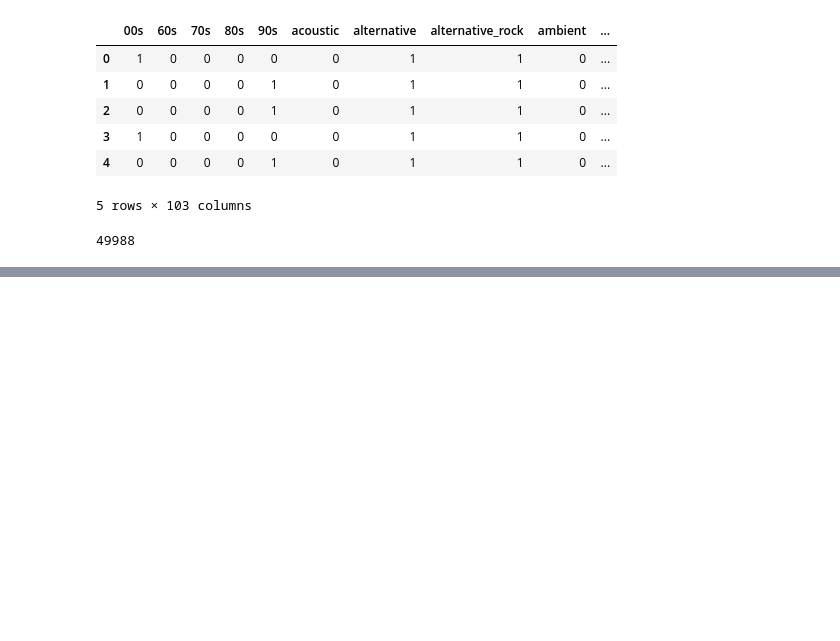
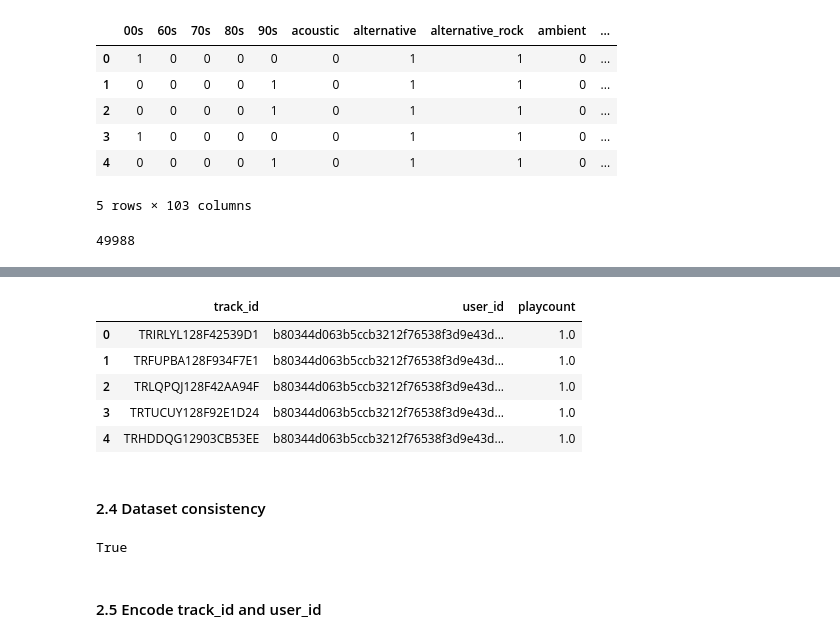
Before and after one commit to iliketurtles83/super-couscous, a Jupyter notebook: 02-data_wrangling.ipynb, the cells around one changed output, grey strips where cells are left out. Cells and saved outputs as stored; diff of their text form; code cells hidden in the pictures; blank space fills up the shorter version.

Commit message:
consistency between datasets

```diff
--- a/02-data_wrangling.ipynb
+++ b/02-data_wrangling.ipynb
@@ -268,3 +212,18 @@ scaler = MinMaxScaler(feature_range=(1, 5))
 
 # Transform the playcount column
 user_df['playcount_scale'] = scaler.fit_transform(user_df['playcount'].values.reshape(-1, 1))
+# %%
+# replace playcount w scaled
+user_df['playcount'] = user_df['playcount_scale']
+user_df.drop(columns=['playcount_scale'], inplace=True)
+
+user_df.head()
+# %% [output]
+|  | track_id | user_id | playcount |
+| 0 | TRIRLYL128F42539D1 | b80344d063b5ccb3212f76538f3d9e43d... | 1.0 |
+| 1 | TRFUPBA128F934F7E1 | b80344d063b5ccb3212f76538f3d9e43d... | 1.0 |
+| 2 | TRLQPQJ128F42AA94F | b80344d063b5ccb3212f76538f3d9e43d... | 1.0 |
+| 3 | TRTUCUY128F92E1D24 | b80344d063b5ccb3212f76538f3d9e43d... | 1.0 |
+| 4 | TRHDDQG12903CB53EE | b80344d063b5ccb3212f76538f3d9e43d... | 1.0 |
+# %% [markdown]
+#### 2.4 Dataset consistency
@@ -270,0 +236,5 @@ user_df['playcount_scale'] = scaler.fit_transform(user_df['playcount'].values.re
+# %%
+# sanity check
+len(features_df['track_id'].unique()) == len(user_df['track_id'].unique())
+# %% [output]
+True
@@ -270,0 +245,2 @@ user_df['playcount_scale'] = scaler.fit_transform(user_df['playcount'].values.re
+# %% [markdown]
+#### 2.5 Encode track_id and user_id
```
Also changed, not shown: parts of 39 cells of this notebook.
